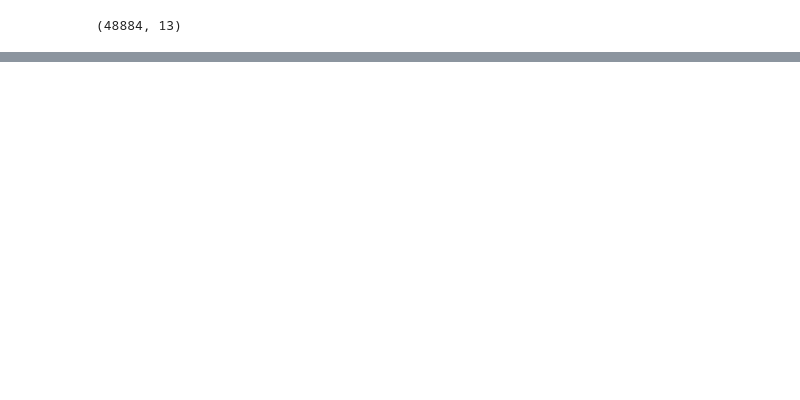
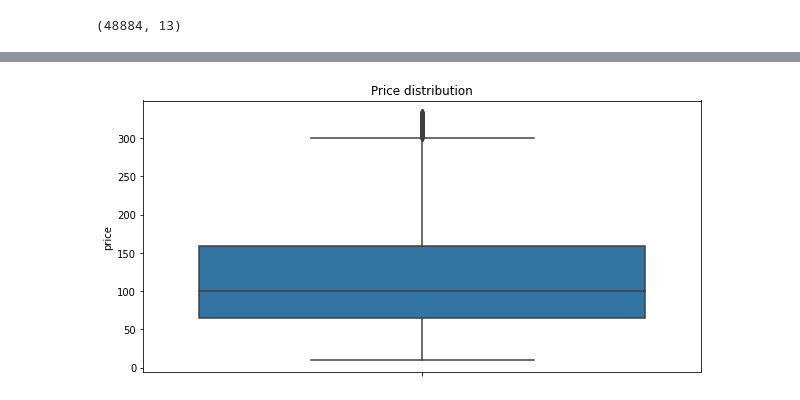
Before and after one commit to ShivanshSingh000/Airbnb-Data-Analysis, a Jupyter notebook: My_Individual_Airbnb_Bookings_Analysis_Project.ipynb, the cells around one changed output, grey strips where cells are left out. Cells and saved outputs as stored; diff of their text form; code cells hidden in the pictures; blank space fills up the shorter version.

```diff
--- a/My_Individual_Airbnb_Bookings_Analysis_Project.ipynb
+++ b/My_Individual_Airbnb_Bookings_Analysis_Project.ipynb
@@ -211,0 +240,20 @@ df.shape
+# %%
+def outlier_removal(data_col):
+ data_col = sorted(data_col)
+ Q1,Q3 = np.percentile(data_col, [25,75])
+ IQR = Q3 - Q1
+ lower_range = Q1 - (1.5 * IQR)
+ upper_range = Q3 + (1.5 * IQR)
+
+ return lower_range,upper_range
+# %%
+lower_bound,upper_bound = outlier_removal(df['price'])
+# %%
+df1 = df[(df.price>lower_bound) & (df.price<upper_bound)]
+# %%
+plt.figure(figsize=(10,5))
+vio_plt=sns.boxplot(data=df1, y='price')
+vio_plt.set_title('Price distribution')
+plt.show()
+# %% [output]
+[figure, added]
```
Also changed, not shown: parts of 17 cells of this notebook.
